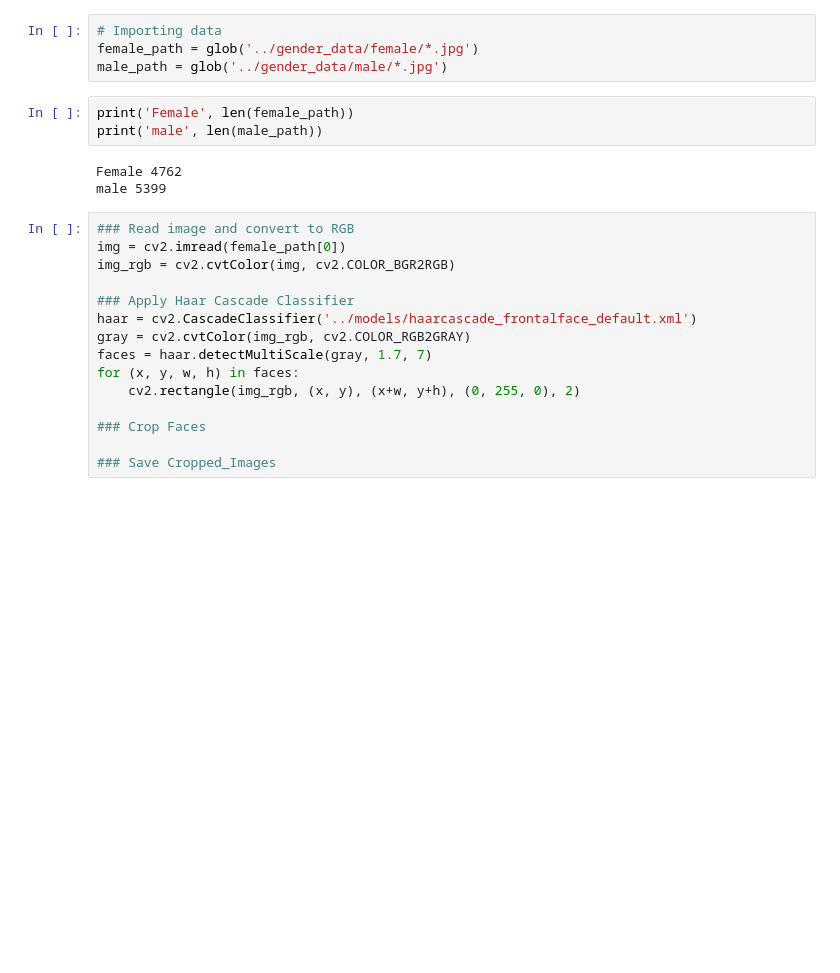
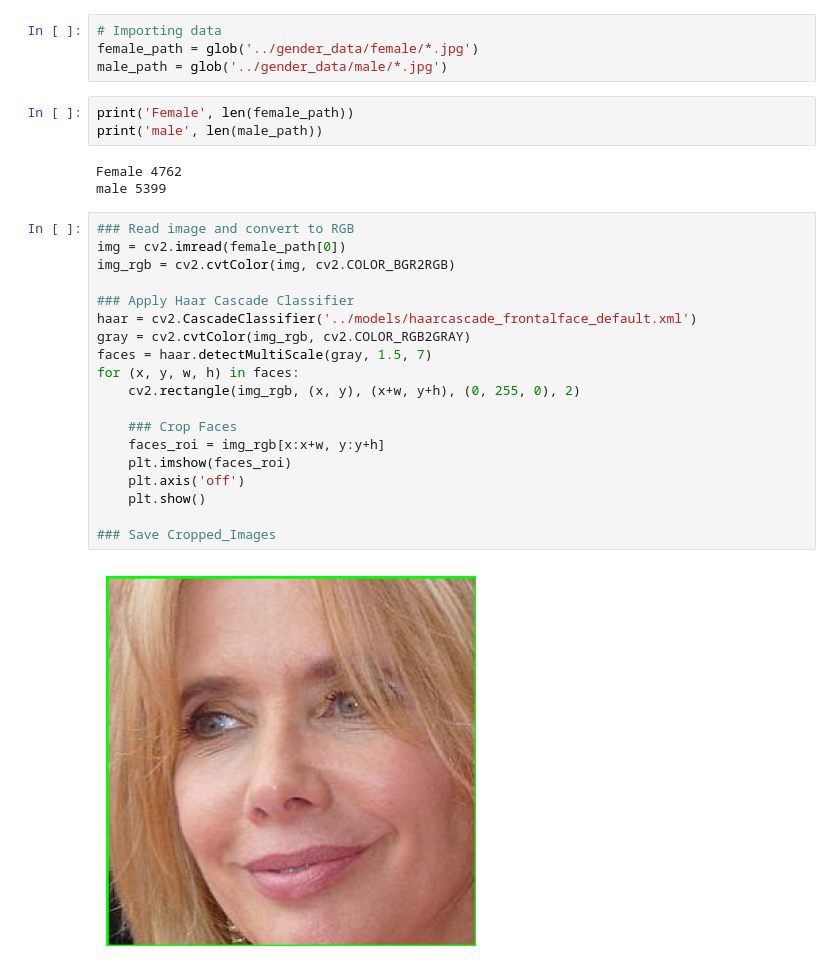
Before and after one commit to HerbertNtim/facelens_ds_ml, a Jupyter notebook: notebooks/01_GRM_data_preprocessing_crop_faces.ipynb, the cells around one changed output. Cells and saved outputs as stored; diff of their text form; blank space fills up the shorter version.

Commit message:
crop faces

```diff
--- a/notebooks/01_GRM_data_preprocessing_crop_faces.ipynb
+++ b/notebooks/01_GRM_data_preprocessing_crop_faces.ipynb
@@ -16,18 +16,24 @@ male 5399
 # %%
 ### Read image and convert to RGB
 img = cv2.imread(female_path[0])
 img_rgb = cv2.cvtColor(img, cv2.COLOR_BGR2RGB)
 
 ### Apply Haar Cascade Classifier
 haar = cv2.CascadeClassifier('../models/haarcascade_frontalface_default.xml')
 gray = cv2.cvtColor(img_rgb, cv2.COLOR_RGB2GRAY)
-faces = haar.detectMultiScale(gray, 1.7, 7)
+faces = haar.detectMultiScale(gray, 1.5, 7)
 for (x, y, w, h) in faces:
     cv2.rectangle(img_rgb, (x, y), (x+w, y+h), (0, 255, 0), 2)
 
-### Crop Faces
+    ### Crop Faces
+    faces_roi = img_rgb[x:x+w, y:y+h]
+    plt.imshow(faces_roi)
+    plt.axis('off')
+    plt.show()
 
 ### Save Cropped_Images
+# %% [output]
+[figure, added]
 # %%
 plt.imshow(img_rgb)
 plt.axis('off')
```
Also changed, not shown: parts of 2 cells of this notebook, 1 other file.
